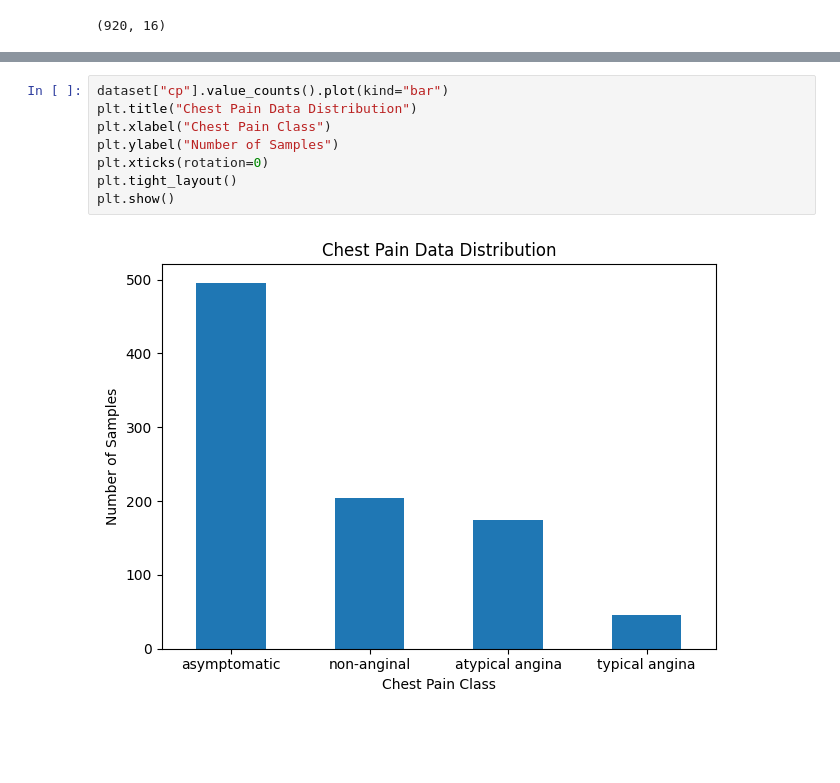
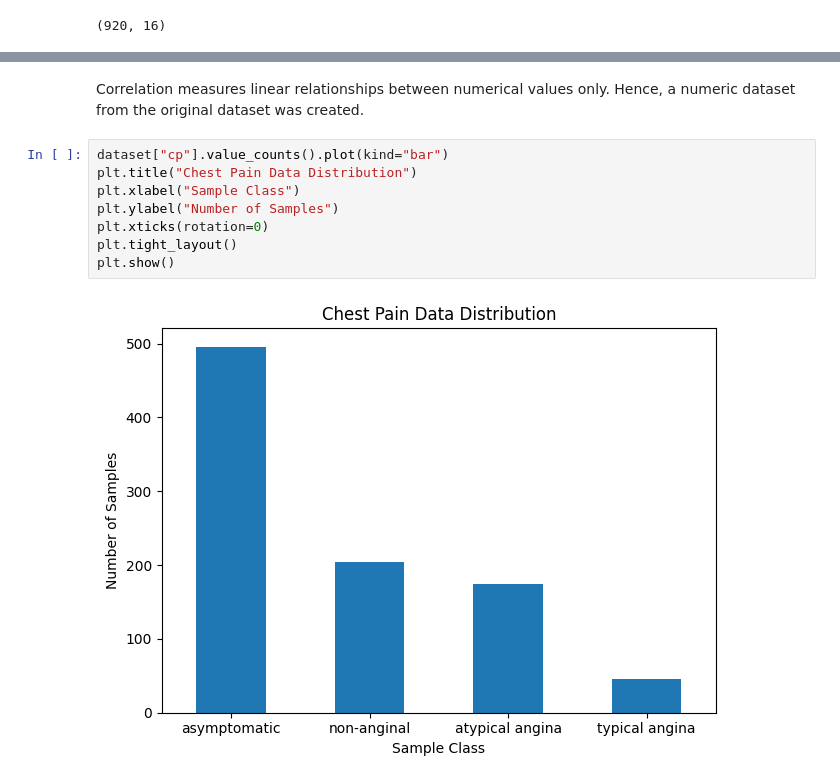
Before and after one commit to AdibOmi/Heart-Disease-ML-Analysis, a Jupyter notebook: Heart_Disease_Analysis.ipynb, the cells around one changed output, grey strips where cells are left out. Drawn from its saved outputs; the diff is of its cells as text; blank space fills up the shorter version.

Commit message:
Answers some necessary questions related to the dataset used.

```diff
--- a/Heart_Disease_Analysis.ipynb
+++ b/Heart_Disease_Analysis.ipynb
@@ -51,10 +101,12 @@ dtype: int64
+# %% [markdown]
+Correlation measures linear relationships between numerical values only. Hence, a numeric dataset from the original dataset was created.
 # %%
 dataset["cp"].value_counts().plot(kind="bar")
 plt.title("Chest Pain Data Distribution")
-plt.xlabel("Chest Pain Class")
+plt.xlabel("Sample Class")
 plt.ylabel("Number of Samples")
 plt.xticks(rotation=0)
 plt.tight_layout()
 plt.show()
 # %% [output]
-[figure, old version]
+[figure, new version]
```
Also changed, not shown: parts of 15 cells of this notebook.
